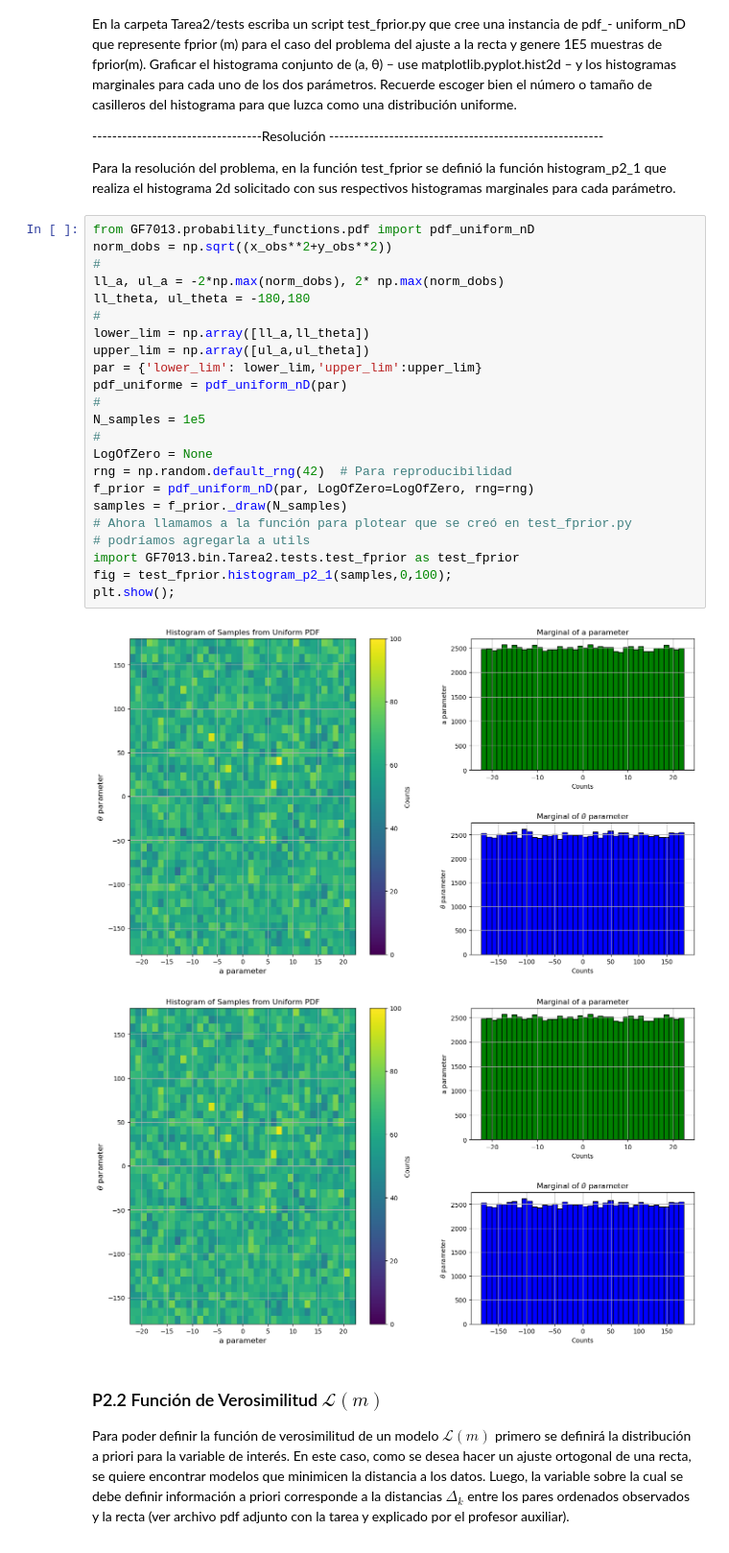
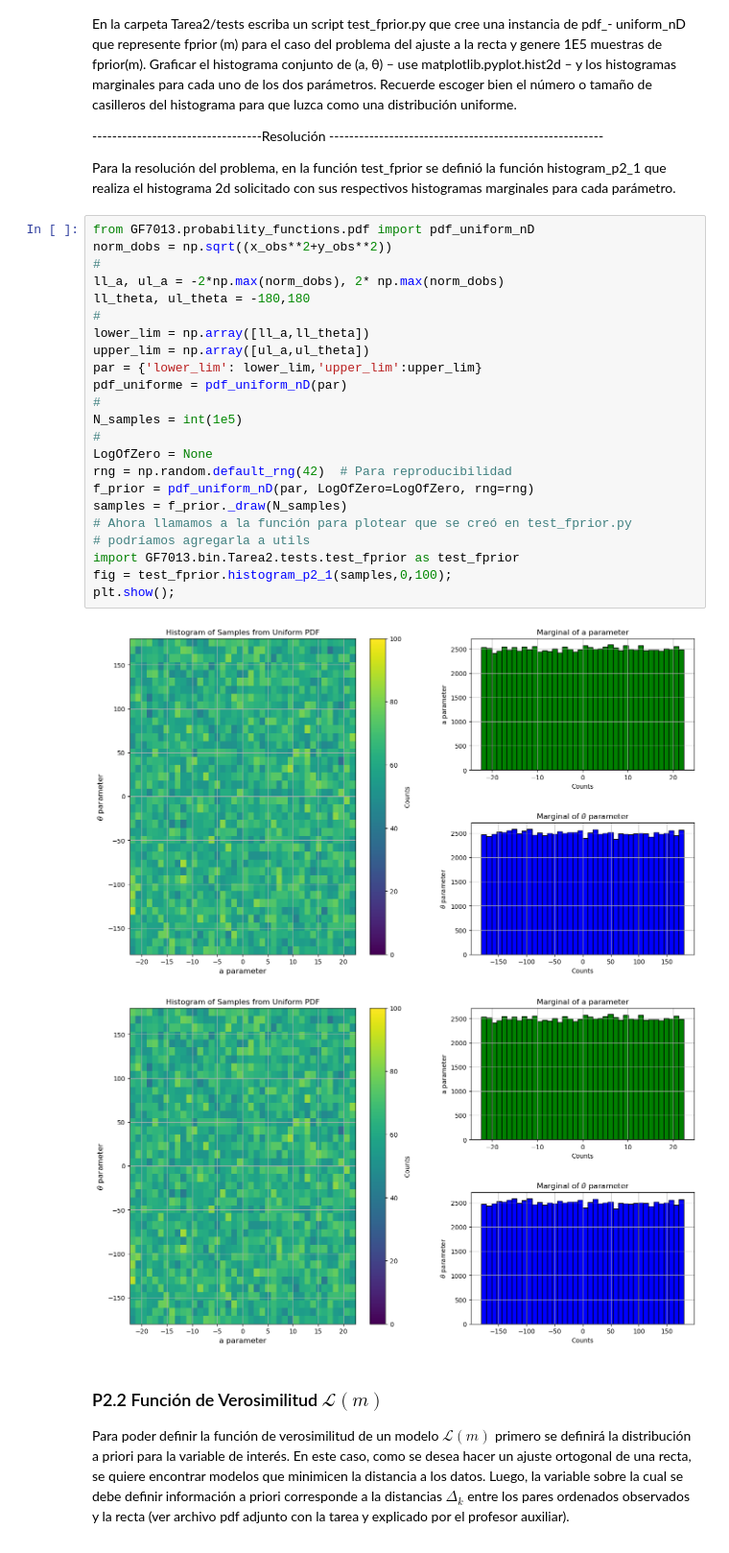
Before and after one commit to alexvillarroel/Metodos-inversos-avanzados, a Jupyter notebook: GF7013/bin/Tarea2/Informe_Tarea2_copy.ipynb, the cells around one changed output. Shown at 96% size. Saved outputs shown, nothing was run; the diff lists cells and outputs as text.

```diff
--- a/GF7013/bin/Tarea2/Informe_Tarea2_copy.ipynb
+++ b/GF7013/bin/Tarea2/Informe_Tarea2_copy.ipynb
@@ -133,29 +133,29 @@ Para la resolución del problema, en la función test_fprior se definió la func
 # %%
 from GF7013.probability_functions.pdf import pdf_uniform_nD
 norm_dobs = np.sqrt((x_obs**2+y_obs**2))
 #
 ll_a, ul_a = -2*np.max(norm_dobs), 2* np.max(norm_dobs)
 ll_theta, ul_theta = -180,180
 #
 lower_lim = np.array([ll_a,ll_theta])
 upper_lim = np.array([ul_a,ul_theta])
 par = {'lower_lim': lower_lim,'upper_lim':upper_lim}
 pdf_uniforme = pdf_uniform_nD(par)
 #
-N_samples = 1e5
+N_samples = int(1e5)
 #
 LogOfZero = None
 rng = np.random.default_rng(42)  # Para reproducibilidad
 f_prior = pdf_uniform_nD(par, LogOfZero=LogOfZero, rng=rng)
 samples = f_prior._draw(N_samples)
 # Ahora llamamos a la función para plotear que se creó en test_fprior.py
 # podríamos agregarla a utils
 import GF7013.bin.Tarea2.tests.test_fprior as test_fprior
 fig = test_fprior.histogram_p2_1(samples,0,100);
 plt.show();
 # %% [output]
-[figure, old version]
+[figure, new version]
-[figure, old version]
+[figure, new version]
 # %% [markdown]
 ### P2.2 Función de Verosimilitud $\mathcal{L}(m)$
 
```
Also changed, not shown: parts of 11 cells of this notebook, 3 other files.
